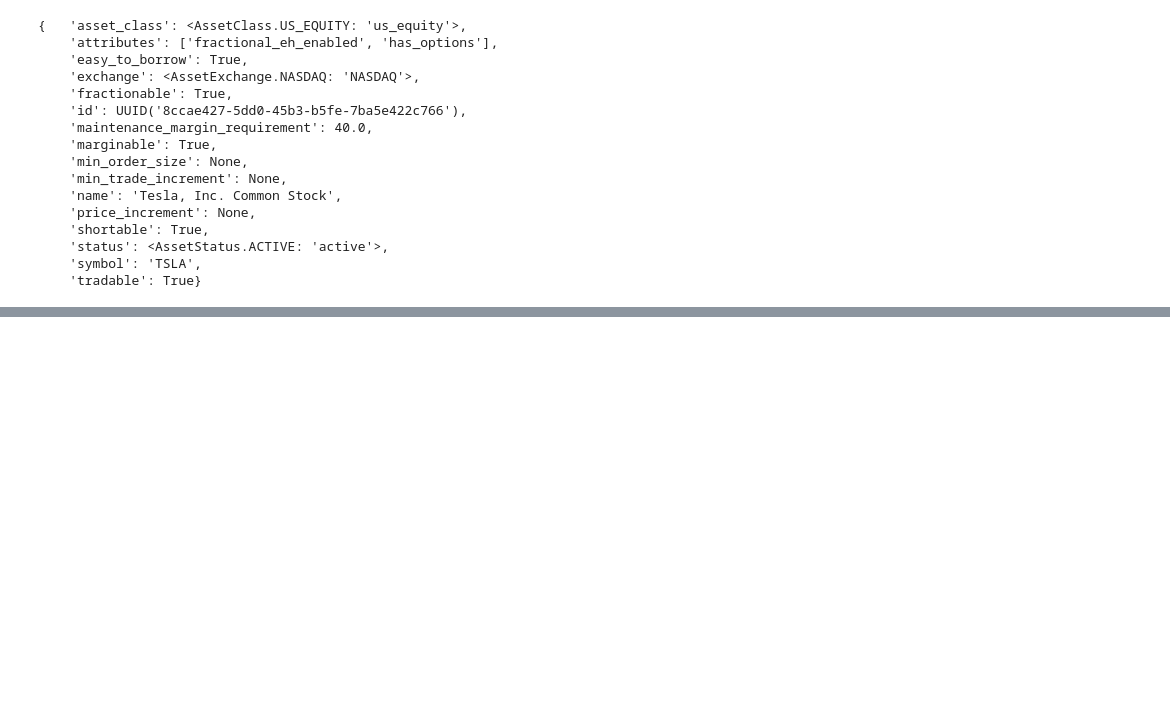
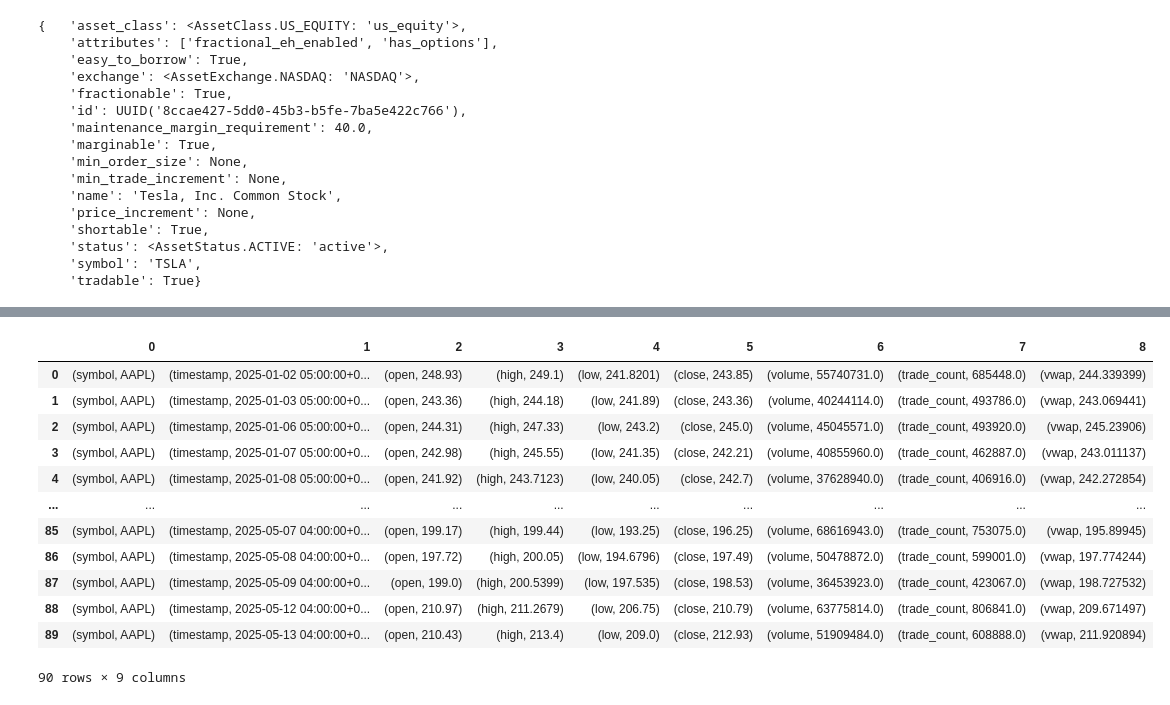
Before and after one commit to colegarvey/automatic-fishstick, a Jupyter notebook: test.ipynb, the cells around one changed output, grey strips where cells are left out. Drawn from its saved outputs; the diff is of its cells as text; code cells hidden in the pictures; blank space fills up the shorter version.

```diff
--- a/test.ipynb
+++ b/test.ipynb
@@ -198,3 +217,17 @@ symbol = positions[0].symbol
 trade_client.close_position(
     symbol_or_asset_id=symbol
 )
+# %%
+from alpaca.data import StockHistoricalDataClient
+from alpaca.data.requests import StockLatestQuoteRequest, StockBarsRequest
+from alpaca.data.timeframe import TimeFrame
+
+stock_data_client = StockHistoricalDataClient(api_key=API_KEY, secret_key=SECRET_KEY)
+req = StockBarsRequest(symbol_or_symbols='AAPL', start=datetime(2025,1,1), timeframe=TimeFrame.Day)
+
+res = stock_data_client.get_stock_bars(req)
+# print(len(res['AAPL']))
+res['AAPL'][0:5]
+# stock_data_client.get_stock_latest_quote(req)
+
+# len(res.AAPL)
@@ -200,0 +252,18 @@ trade_client.close_position(
+# %%
+# Convert res['AAPL'] into a pandas DataFrame
+aapl_data = pd.DataFrame(res['AAPL'])
+aapl_data
+# %% [output]
+|  | 0 | 1 | 2 | 3 | 4 | 5 | 6 | 7 | 8 |
+| 0 | (symbol, AAPL) | (timestamp, 2025-01-02 05:00:00+0... | (open, 248.93) | (high, 249.1) | (low, 241.8201) | (close, 243.85) | (volume, 55740731.0) | (trade_count, 685448.0) | (vwap, 244.339399) |
+| 1 | (symbol, AAPL) | (timestamp, 2025-01-03 05:00:00+0... | (open, 243.36) | (high, 244.18) | (low, 241.89) | (close, 243.36) | (volume, 40244114.0) | (trade_count, 493786.0) | (vwap, 243.069441) |
+| 2 | (symbol, AAPL) | (timestamp, 2025-01-06 05:00:00+0... | (open, 244.31) | (high, 247.33) | (low, 243.2) | (close, 245.0) | (volume, 45045571.0) | (trade_count, 493920.0) | (vwap, 245.23906) |
+| 3 | (symbol, AAPL) | (timestamp, 2025-01-07 05:00:00+0... | (open, 242.98) | (high, 245.55) | (low, 241.35) | (close, 242.21) | (volume, 40855960.0) | (trade_count, 462887.0) | (vwap, 243.011137) |
+| 4 | (symbol, AAPL) | (timestamp, 2025-01-08 05:00:00+0... | (open, 241.92) | (high, 243.7123) | (low, 240.05) | (close, 242.7) | (volume, 37628940.0) | (trade_count, 406916.0) | (vwap, 242.272854) |
+| ... | ... | ... | ... | ... | ... | ... | ... | ... | ... |
+| 85 | (symbol, AAPL) | (timestamp, 2025-05-07 04:00:00+0... | (open, 199.17) | (high, 199.44) | (low, 193.25) | (close, 196.25) | (volume, 68616943.0) | (trade_count, 753075.0) | (vwap, 195.89945) |
+| 86 | (symbol, AAPL) | (timestamp, 2025-05-08 04:00:00+0... | (open, 197.72) | (high, 200.05) | (low, 194.6796) | (close, 197.49) | (volume, 50478872.0) | (trade_count, 599001.0) | (vwap, 197.774244) |
+| 87 | (symbol, AAPL) | (timestamp, 2025-05-09 04:00:00+0... | (open, 199.0) | (high, 200.5399) | (low, 197.535) | (close, 198.53) | (volume, 36453923.0) | (trade_count, 423067.0) | (vwap, 198.727532) |
+| 88 | (symbol, AAPL) | (timestamp, 2025-05-12 04:00:00+0... | (open, 210.97) | (high, 211.2679) | (low, 206.75) | (close, 210.79) | (volume, 63775814.0) | (trade_count, 806841.0) | (vwap, 209.671497) |
+| 89 | (symbol, AAPL) | (timestamp, 2025-05-13 04:00:00+0... | (open, 210.43) | (high, 213.4) | (low, 209.0) | (close, 212.93) | (volume, 51909484.0) | (trade_count, 608888.0) | (vwap, 211.920894) |
+90 rows × 9 columns
```
Also changed, not shown: parts of 12 cells of this notebook, 7 other files.
